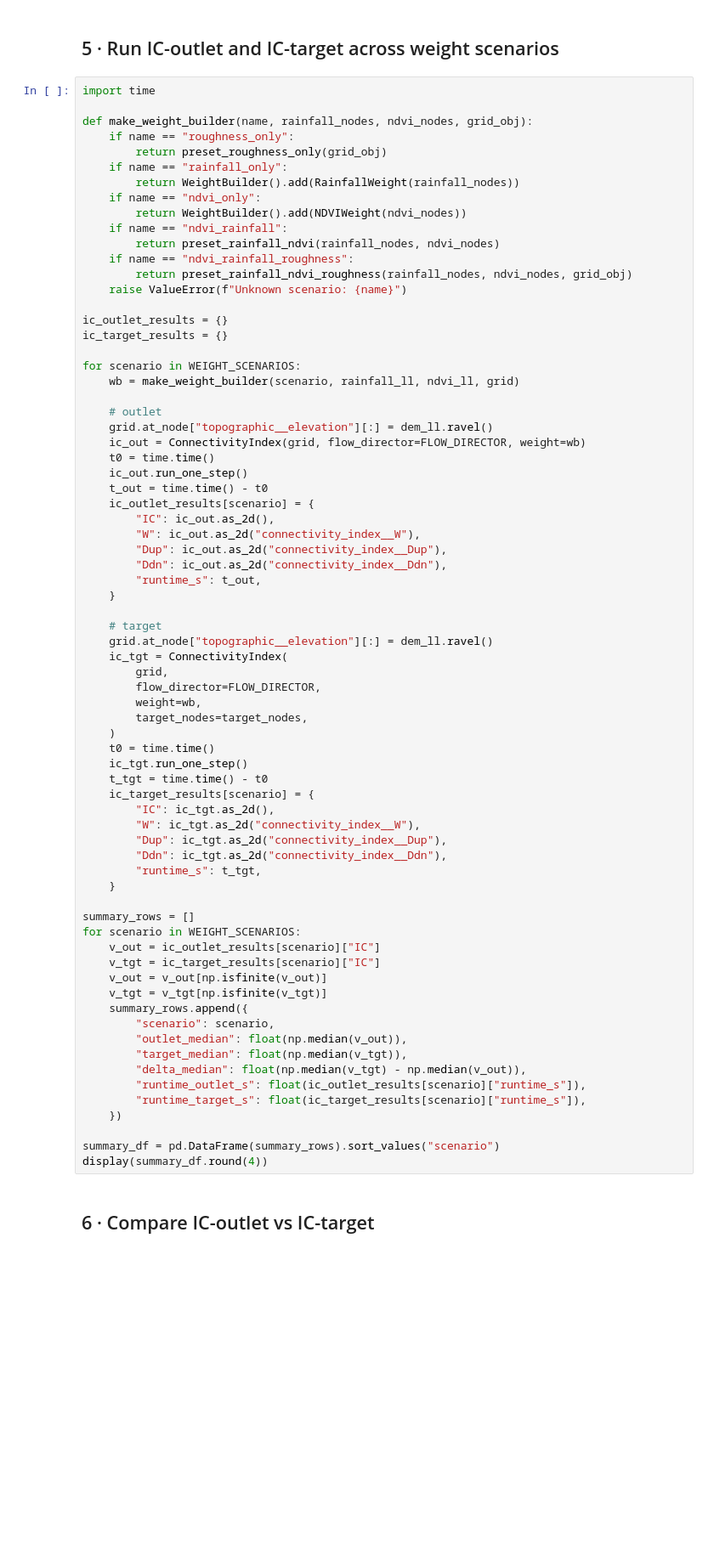
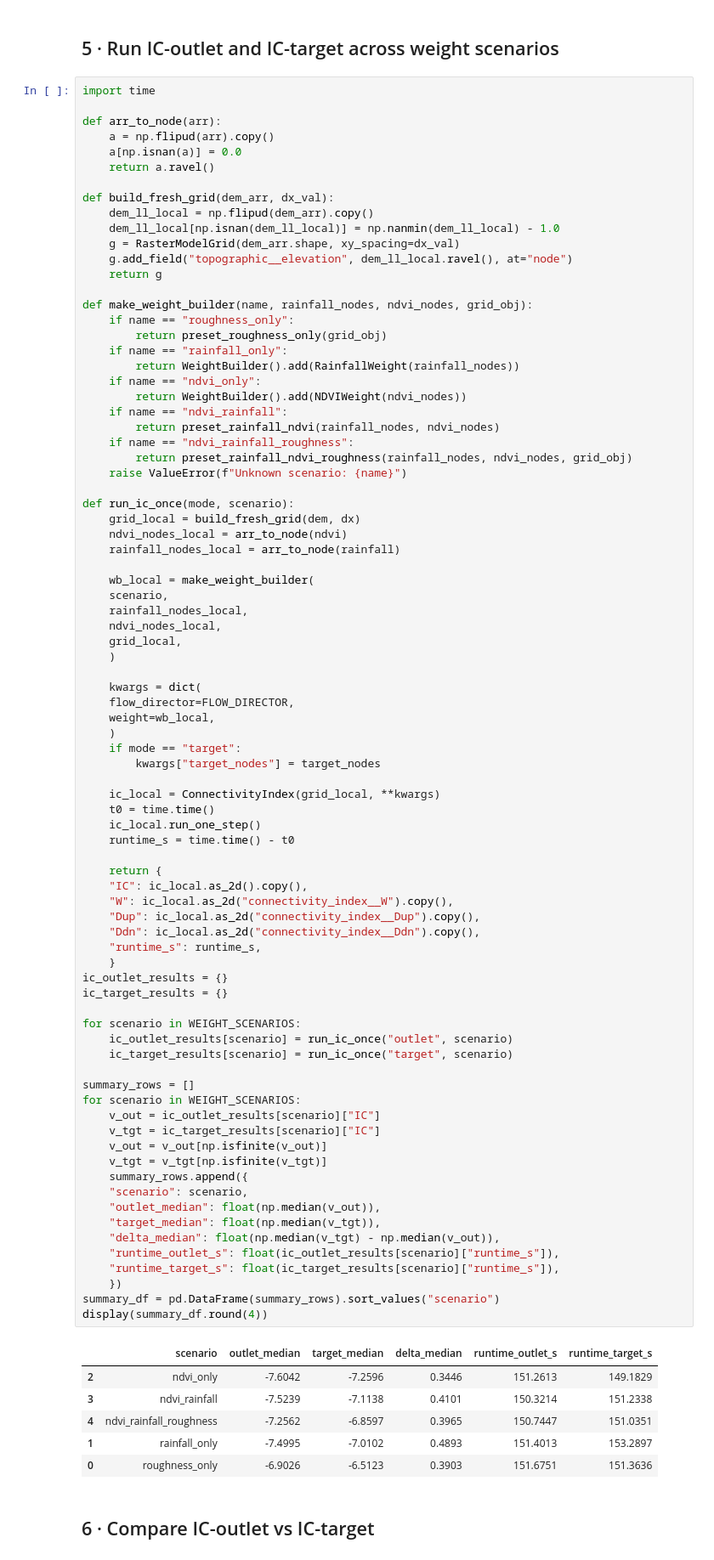
Before and after one commit to manudeo/GeomorphConn, a Jupyter notebook: notebooks/02_IC_target_demo.ipynb, the cells around one changed output. Shown at 85% size. Saved outputs shown, nothing was run; the diff lists cells and outputs as text; blank space fills up the shorter version.

```diff
--- a/notebooks/02_IC_target_demo.ipynb
+++ b/notebooks/02_IC_target_demo.ipynb
@@ -188,76 +284,93 @@ plt.tight_layout(); plt.show()
 ## 5 · Run IC-outlet and IC-target across weight scenarios
 # %%
 import time
+
+def arr_to_node(arr):
+    a = np.flipud(arr).copy()
+    a[np.isnan(a)] = 0.0
+    return a.ravel()
+
+def build_fresh_grid(dem_arr, dx_val):
+    dem_ll_local = np.flipud(dem_arr).copy()
+    dem_ll_local[np.isnan(dem_ll_local)] = np.nanmin(dem_ll_local) - 1.0
+    g = RasterModelGrid(dem_arr.shape, xy_spacing=dx_val)
+    g.add_field("topographic__elevation", dem_ll_local.ravel(), at="node")
+    return g
 
 def make_weight_builder(name, rainfall_nodes, ndvi_nodes, grid_obj):
     if name == "roughness_only":
         return preset_roughness_only(grid_obj)
     if name == "rainfall_only":
         return WeightBuilder().add(RainfallWeight(rainfall_nodes))
     if name == "ndvi_only":
         return WeightBuilder().add(NDVIWeight(ndvi_nodes))
     if name == "ndvi_rainfall":
         return preset_rainfall_ndvi(rainfall_nodes, ndvi_nodes)
     if name == "ndvi_rainfall_roughness":
         return preset_rainfall_ndvi_roughness(rainfall_nodes, ndvi_nodes, grid_obj)
     raise ValueError(f"Unknown scenario: {name}")
 
+def run_ic_once(mode, scenario):
+    grid_local = build_fresh_grid(dem, dx)
+    ndvi_nodes_local = arr_to_node(ndvi)
+    rainfall_nodes_local = arr_to_node(rainfall)
+
+    wb_local = make_weight_builder(
+    scenario,
+    rainfall_nodes_local,
+    ndvi_nodes_local,
+    grid_local,
+    )
+
+    kwargs = dict(
+    flow_director=FLOW_DIRECTOR,
+    weight=wb_local,
+    )
+    if mode == "target":
+        kwargs["target_nodes"] = target_nodes
+
+    ic_local = ConnectivityIndex(grid_local, **kwargs)
+    t0 = time.time()
+    ic_local.run_one_step()
+    runtime_s = time.time() - t0
+
+    return {
+    "IC": ic_local.as_2d().copy(),
+    "W": ic_local.as_2d("connectivity_index__W").copy(),
+    "Dup": ic_local.as_2d("connectivity_index__Dup").copy(),
+    "Ddn": ic_local.as_2d("connectivity_index__Ddn").copy(),
+    "runtime_s": runtime_s,
+    }
 ic_outlet_results = {}
 ic_target_results = {}
 
 for scenario in WEIGHT_SCENARIOS:
-    wb = make_weight_builder(scenario, rainfall_ll, ndvi_ll, grid)
-
-    # outlet
-    grid.at_node["topographic__elevation"][:] = dem_ll.ravel()
-    ic_out = ConnectivityIndex(grid, flow_director=FLOW_DIRECTOR, weight=wb)
-    t0 = time.time()
-    ic_out.run_one_step()
-    t_out = time.time() - t0
-    ic_outlet_results[scenario] = {
-        "IC": ic_out.as_2d(),
-        "W": ic_out.as_2d("connectivity_index__W"),
-        "Dup": ic_out.as_2d("connectivity_index__Dup"),
-        "Ddn": ic_out.as_2d("connectivity_index__Ddn"),
-        "runtime_s": t_out,
-    }
-
-    # target
-    grid.at_node["topographic__elevation"][:] = dem_ll.ravel()
-    ic_tgt = ConnectivityIndex(
-        grid,
-        flow_director=FLOW_DIRECTOR,
-        weight=wb,
-        target_nodes=target_nodes,
-    )
-    t0 = time.time()
-    ic_tgt.run_one_step()
-    t_tgt = time.time() - t0
-    ic_target_results[scenario] = {
-        "IC": ic_tgt.as_2d(),
-        "W": ic_tgt.as_2d("connectivity_index__W"),
-        "Dup": ic_tgt.as_2d("connectivity_index__Dup"),
-        "Ddn": ic_tgt.as_2d("connectivity_index__Ddn"),
-        "runtime_s": t_tgt,
-    }
+    ic_outlet_results[scenario] = run_ic_once("outlet", scenario)
+    ic_target_results[scenario] = run_ic_once("target", scenario)
 
 summary_rows = []
 for scenario in WEIGHT_SCENARIOS:
     v_out = ic_outlet_results[scenario]["IC"]
     v_tgt = ic_target_results[scenario]["IC"]
     v_out = v_out[np.isfinite(v_out)]
     v_tgt = v_tgt[np.isfinite(v_tgt)]
     summary_rows.append({
-        "scenario": scenario,
-        "outlet_median": float(np.median(v_out)),
-        "target_median": float(np.median(v_tgt)),
-        "delta_median": float(np.median(v_tgt) - np.median(v_out)),
-        "runtime_outlet_s": float(ic_outlet_results[scenario]["runtime_s"]),
-        "runtime_target_s": float(ic_target_results[scenario]["runtime_s"]),
+    "scenario": scenario,
+    "outlet_median": float(np.median(v_out)),
+    "target_median": float(np.median(v_tgt)),
+    "delta_median": float(np.median(v_tgt) - np.median(v_out)),
+    "runtime_outlet_s": float(ic_outlet_results[scenario]["runtime_s"]),
+    "runtime_target_s": float(ic_target_results[scenario]["runtime_s"]),
     })
-
 summary_df = pd.DataFrame(summary_rows).sort_values("scenario")
 display(summary_df.round(4))
+# %% [output]
+|  | scenario | outlet_median | target_median | delta_median | runtime_outlet_s | runtime_target_s |
+| 2 | ndvi_only | -7.6042 | -7.2596 | 0.3446 | 151.2613 | 149.1829 |
+| 3 | ndvi_rainfall | -7.5239 | -7.1138 | 0.4101 | 150.3214 | 151.2338 |
+| 4 | ndvi_rainfall_roughness | -7.2562 | -6.8597 | 0.3965 | 150.7447 | 151.0351 |
+| 1 | rainfall_only | -7.4995 | -7.0102 | 0.4893 | 151.4013 | 153.2897 |
+| 0 | roughness_only | -6.9026 | -6.5123 | 0.3903 | 151.6751 | 151.3636 |
 # %% [markdown]
 ## 6 · Compare IC-outlet vs IC-target
 # %%
```
Also changed, not shown: parts of 12 cells of this notebook, 5 other files.
